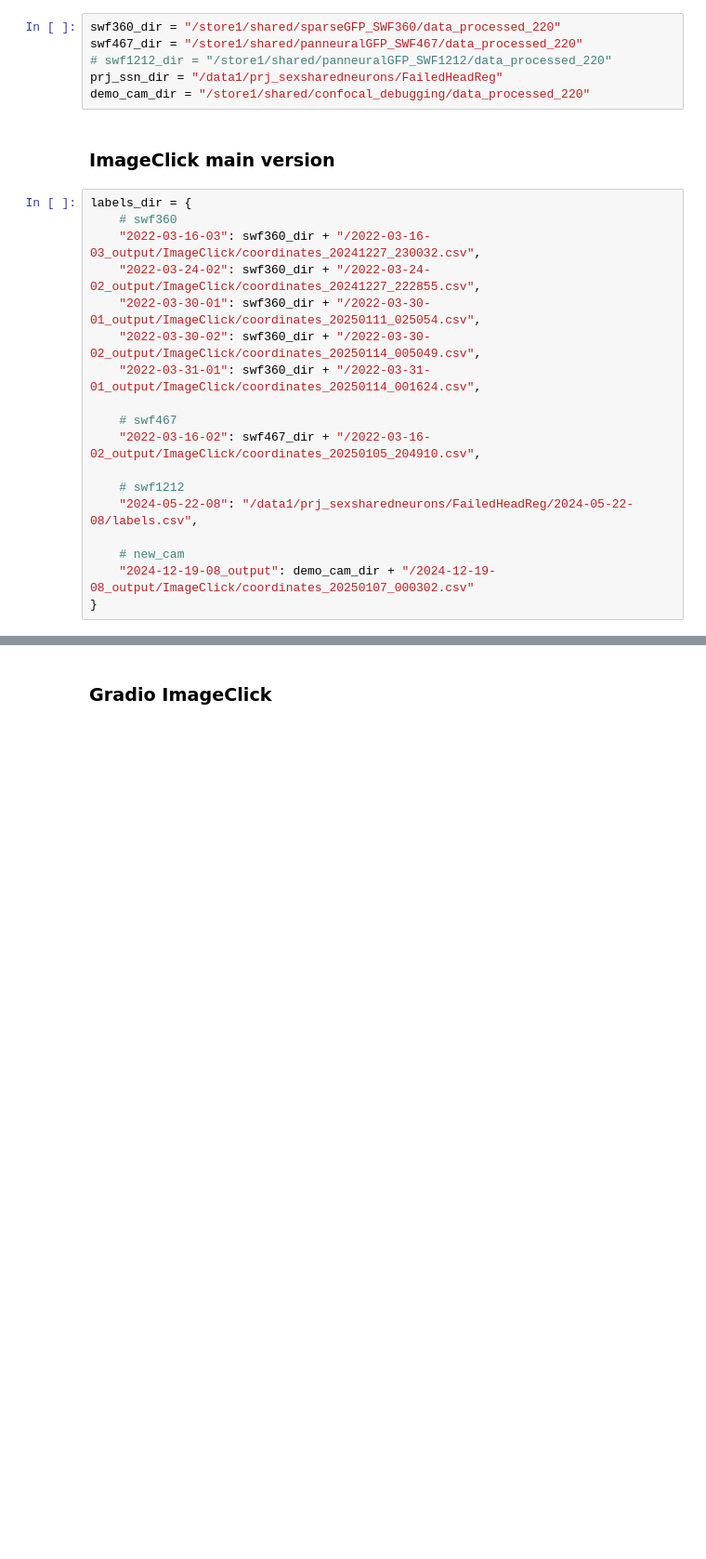
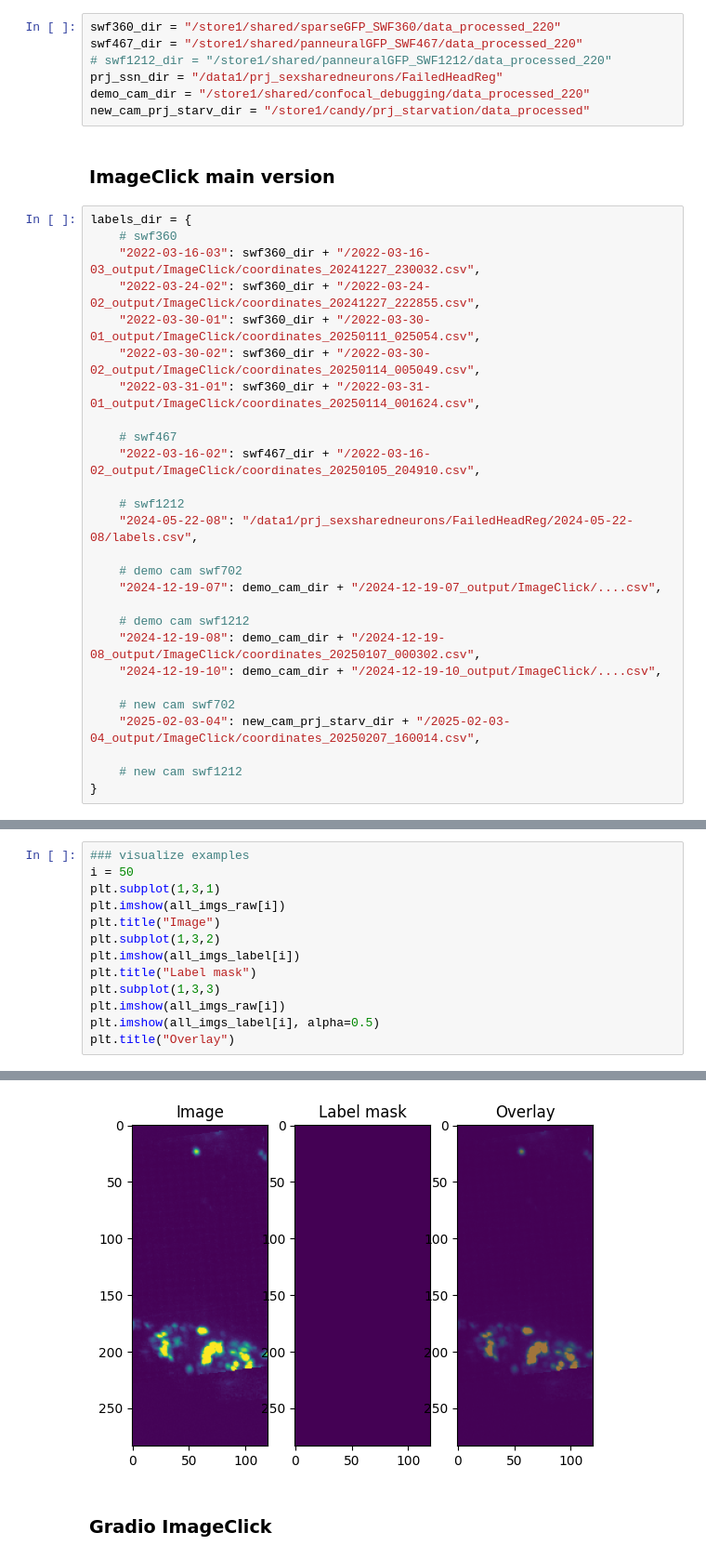
Before and after one commit to dikang13/head_detector_unet2d, a Jupyter notebook: notebooks/prepare_data/generate_postCropNet_data_from_imageClick.ipynb, the cells around one changed output, grey strips where cells are left out. Shown at 93% size. Saved outputs shown, nothing was run; the diff lists cells and outputs as text; blank space fills up the shorter version.

```diff
--- a/notebooks/prepare_data/generate_postCropNet_data_from_imageClick.ipynb
+++ b/notebooks/prepare_data/generate_postCropNet_data_from_imageClick.ipynb
@@ -11,6 +13,7 @@ swf467_dir = "/store1/shared/panneuralGFP_SWF467/data_processed_220"
 # swf1212_dir = "/store1/shared/panneuralGFP_SWF1212/data_processed_220"
 prj_ssn_dir = "/data1/prj_sexsharedneurons/FailedHeadReg"
 demo_cam_dir = "/store1/shared/confocal_debugging/data_processed_220"
+new_cam_prj_starv_dir = "/store1/candy/prj_starvation/data_processed"
 # %% [markdown]
 ### ImageClick main version
 # %%
@@ -28,7 +31,16 @@ labels_dir = {
     # swf1212
     "2024-05-22-08": "/data1/prj_sexsharedneurons/FailedHeadReg/2024-05-22-08/labels.csv",
 
-    # new_cam
-    "2024-12-19-08_output": demo_cam_dir + "/2024-12-19-08_output/ImageClick/coordinates_20250107_000302.csv"
+    # demo cam swf702
+    "2024-12-19-07": demo_cam_dir + "/2024-12-19-07_output/ImageClick/....csv",
+
+    # demo cam swf1212
+    "2024-12-19-08": demo_cam_dir + "/2024-12-19-08_output/ImageClick/coordinates_20250107_000302.csv",
+    "2024-12-19-10": demo_cam_dir + "/2024-12-19-10_output/ImageClick/....csv",
+
+    # new cam swf702
+    "2025-02-03-04": new_cam_prj_starv_dir + "/2025-02-03-04_output/ImageClick/coordinates_20250207_160014.csv",
+
+    # new cam swf1212
 }
 # %%
@@ -72,0 +240,14 @@ for k,path_csv in labels_dir.items():
+# %%
+### visualize examples
+i = 50
+plt.subplot(1,3,1)
+plt.imshow(all_imgs_raw[i])
+plt.title("Image")
+plt.subplot(1,3,2)
+plt.imshow(all_imgs_label[i])
+plt.title("Label mask")
+plt.subplot(1,3,3)
+plt.imshow(all_imgs_raw[i])
+plt.imshow(all_imgs_label[i], alpha=0.5)
+plt.title("Overlay")
+# %% [output]
@@ -73,3 +255,4 @@ for k,path_csv in labels_dir.items():
+[figure, added]
 # %% [markdown]
 ### Gradio ImageClick
 # %%
```
Also changed, not shown: parts of 4 cells of this notebook, 14 other files.
